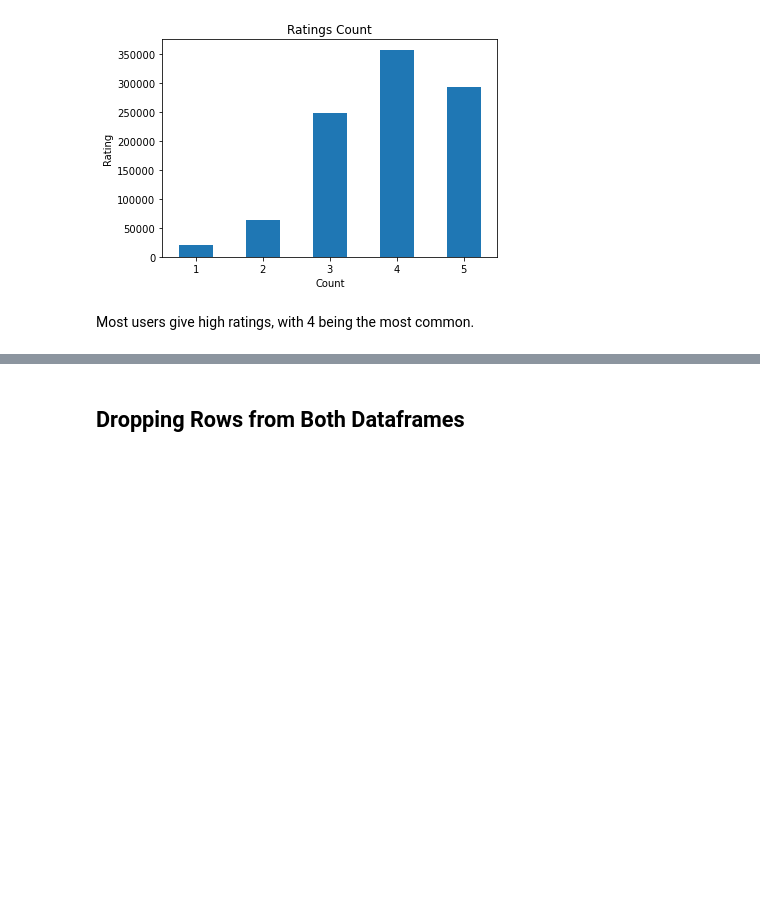
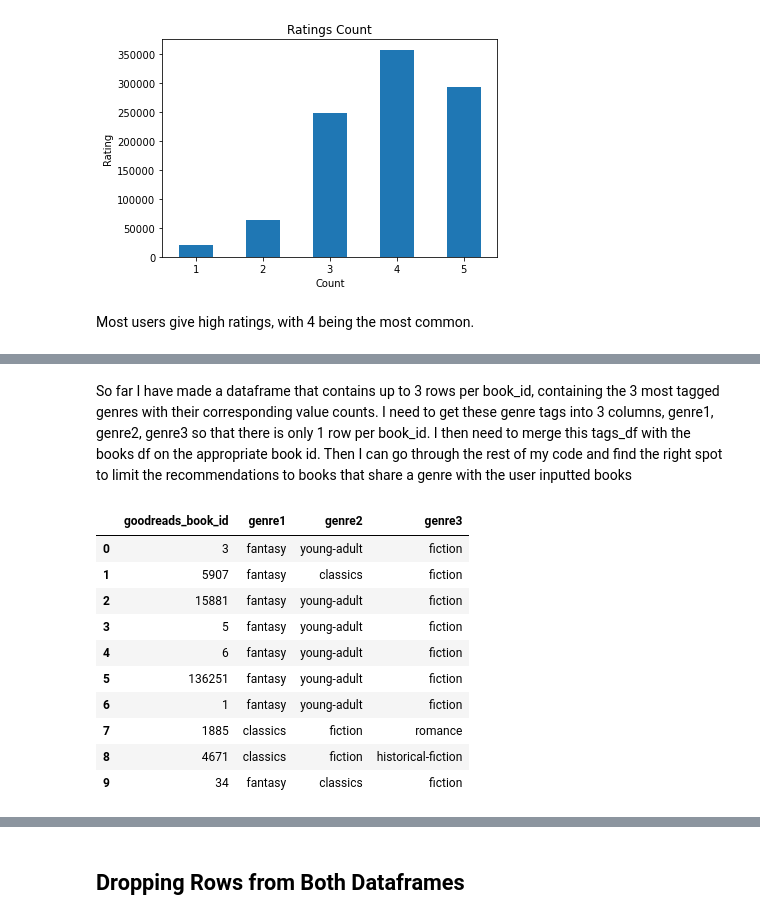
Before and after one commit to gcolson11/Capstone_Books, a Jupyter notebook: Notebooks/Data_Wrangling_and_EDA.ipynb, the cells around one changed output, grey strips where cells are left out. Drawn from its saved outputs; the diff is of its cells as text; code cells hidden in the pictures; blank space fills up the shorter version.

```diff
--- a/Notebooks/Data_Wrangling_and_EDA.ipynb
+++ b/Notebooks/Data_Wrangling_and_EDA.ipynb
@@ -215,0 +352,34 @@ Most users give high ratings, with 4 being the most common.
+# %% [markdown]
+So far I have made a dataframe that contains up to 3 rows per book_id, containing the 3 most tagged genres with their corresponding value counts. I need to get these genre tags into 3 columns, genre1, genre2, genre3 so that there is only 1 row per book_id. I then need to merge this tags_df with the books df on the appropriate book id. Then I can go through the rest of my code and find the right spot to limit the recommendations to books that share a genre with the user inputted books
+# %%
+# create dataframe with 4 columns: id, and 3 genre columns
+tags_df_new = tags_df[['goodreads_book_id']].drop_duplicates(ignore_index=True)
+for i in range(3):
+    name = 'genre' + str(i+1)
+    tags_df_new[name] = 'none'
+
+# get list of id's in tags_df
+id_list = tags_df['goodreads_book_id'].unique().tolist()
+x = 0
+
+# for loop that fills in genre1, genre2, genre3 columns
+for item in id_list:
+    temp = tags_df.loc[tags_df['goodreads_book_id'] == item]
+    tag_list = temp['tag_name'].tolist()
+    for i in range(len(tag_list)):
+        tags_df_new.iloc[x, i+1] = tag_list[i]
+    x+=1
+
+tags_df_new.head(10)
+# %% [output]
+|  | goodreads_book_id | genre1 | genre2 | genre3 |
+| 0 | 3 | fantasy | young-adult | fiction |
+| 1 | 5907 | fantasy | classics | fiction |
+| 2 | 15881 | fantasy | young-adult | fiction |
+| 3 | 5 | fantasy | young-adult | fiction |
+| 4 | 6 | fantasy | young-adult | fiction |
+| 5 | 136251 | fantasy | young-adult | fiction |
+| 6 | 1 | fantasy | young-adult | fiction |
+| 7 | 1885 | classics | fiction | romance |
+| 8 | 4671 | classics | fiction | historical-fiction |
+| 9 | 34 | fantasy | classics | fiction |
```
Also changed, not shown: parts of 21 cells of this notebook.
